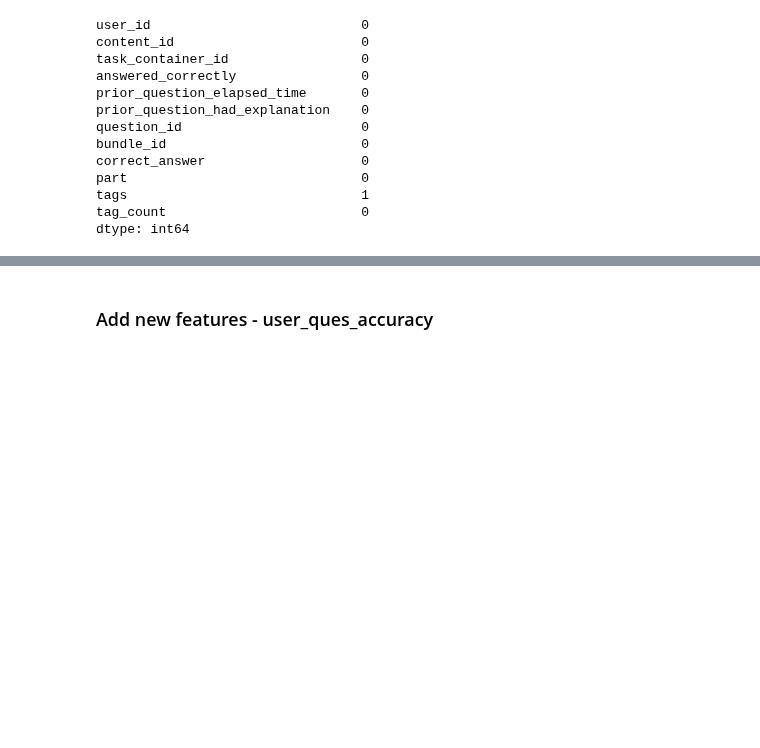
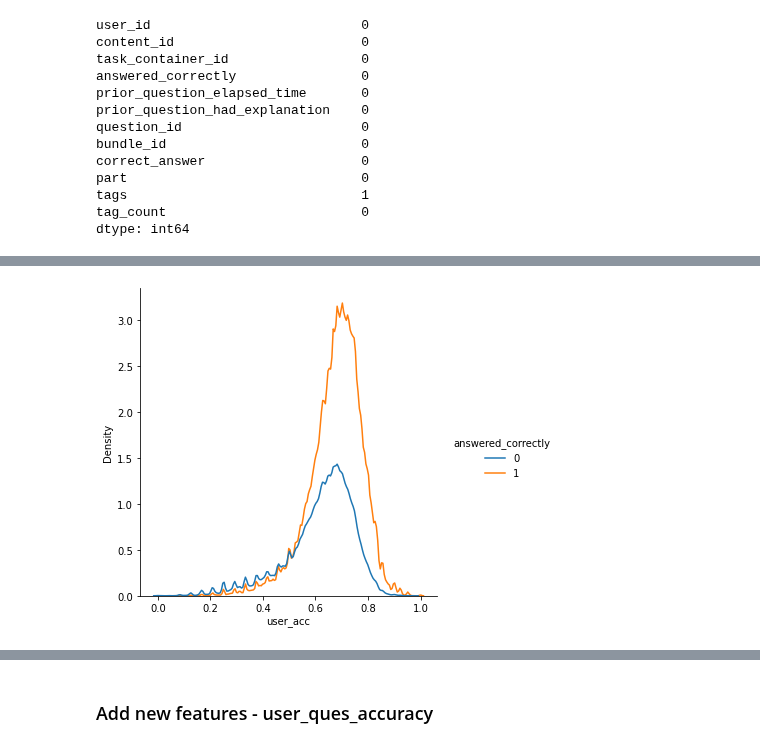
Before and after one commit to Yongliang-Shi/riiid_answer_correctness_prediction, a Jupyter notebook: model.ipynb, the cells around one changed output, grey strips where cells are left out. Saved outputs shown, nothing was run; the diff lists cells and outputs as text; code cells hidden in the pictures; blank space fills up the shorter version.

```diff
--- a/model.ipynb
+++ b/model.ipynb
@@ -264,0 +281,19 @@ dtype: int64
+# %%
+def compute_user_acc(df_train):
+
+    # Compute the accuracy when a user answer an question
+    user_accuracy = df_train.groupby('user_id').answered_correctly.mean().round(3).to_frame().reset_index()
+
+    # Rename the 3rd column
+    user_accuracy.rename(columns={'answered_correctly': 'user_acc'}, inplace=True)
+
+    # Cast the 3rd column to float32
+    user_accuracy['user_acc'] = user_accuracy['user_acc'].astype("float32")
+
+    return user_accuracy
+# %%
+%%time
+# Compute the user_accuracy
+
+user_accuracy = compute_user_acc(df_train)
+user_accuracy.head(2)
@@ -264,0 +330,8 @@ dtype: int64
+# %%
+%%time
+# Plot the distribution of values in column user_part_acc
+
+sns.displot(data=df_train, x='user_acc', hue='answered_correctly', kind='kde')
+plt.show()
+# %% [output]
+[figure, added]
```
Also changed, not shown: parts of 52 cells of this notebook.
